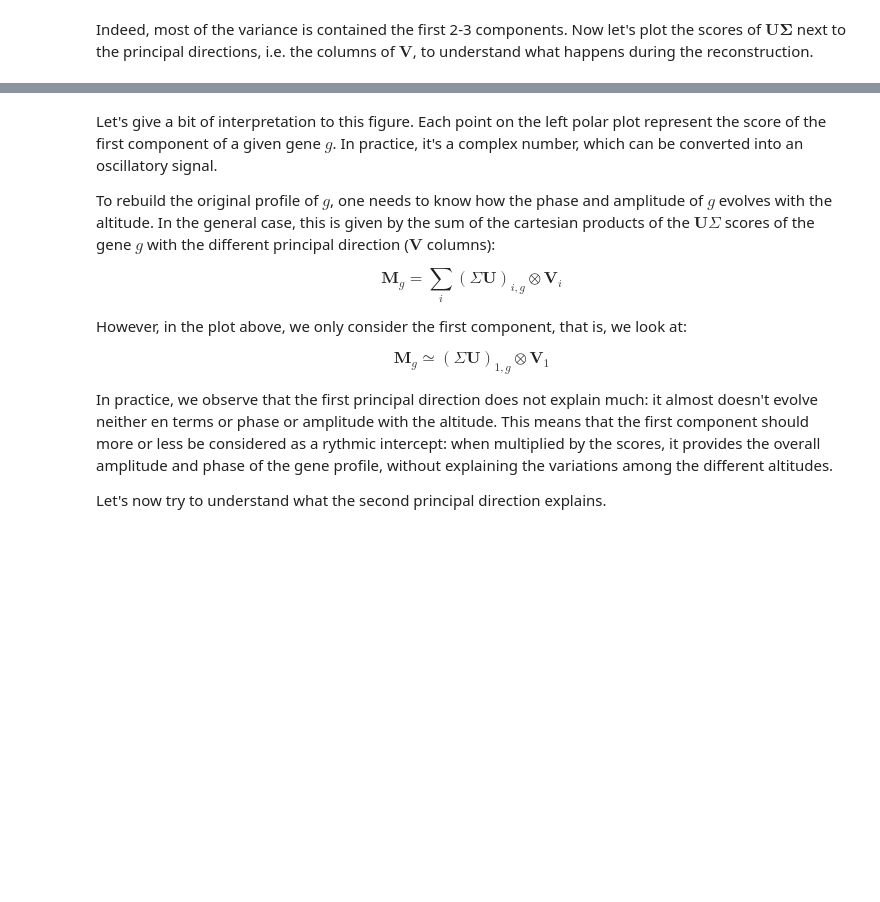
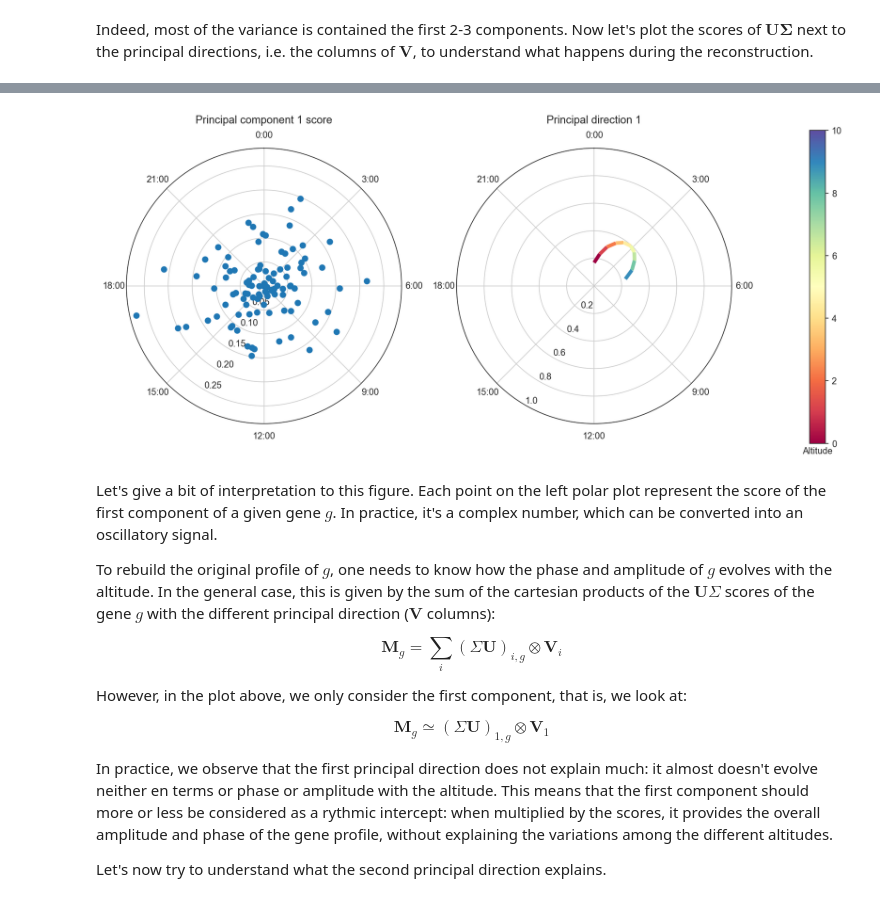
Before and after one commit to ColasDroin/Jupyter-notebooks, a Jupyter notebook: complexSVD.ipynb, the cells around one changed output, grey strips where cells are left out. Cells and saved outputs as stored; diff of their text form; code cells hidden in the pictures; blank space fills up the shorter version.

```diff
--- a/complexSVD.ipynb
+++ b/complexSVD.ipynb
@@ -419,46 +452,55 @@ print(str(np.abs(S[0]/np.sum(S)) *100) + '% of the variance is explained by the
 # %% [markdown]
 Indeed, most of the variance is contained the first 2-3 components. Now let's plot the scores of $\mathbf {U\Sigma}$ next to the principal directions, i.e. the columns of $\mathbf {V}$, to understand what happens during the reconstruction.
 # %%
-def plot_SVD(U,V, idx_component):
-    fig = plt.figure(figsize=(12,6))
+def plot_SVD(U, V, idx_component):
+    fig = plt.figure(figsize=(12, 6))
 
-    ax1 = fig.add_subplot(121,projection='polar')
-    l_angle = np.angle(U[:,idx_component-1])
-    l_r = np.abs(U[:,idx_component-1])
-    sc = ax1.scatter(l_angle, l_r, cmap = 'bwr')
+    ax1 = fig.add_subplot(121, projection="polar")
+    l_angle = np.angle(U[:, idx_component - 1])
+    l_r = np.abs(U[:, idx_component - 1])
+    sc = ax1.scatter(l_angle, l_r, cmap="bwr")
     ax1.grid(True)
-    # set the lable go clockwise and start from the top
+    # Set the lable go clockwise and start from the top
     ax1.set_theta_zero_location("N")
-    # clockwise
+    # Clockwise
     ax1.set_theta_direction(-1)
-    ax1.set_rlabel_position(210)  # get radial labels away from plotted line
-    # set the label
-    ticks = ['0:00', '3:00', '6:00', '9:00', '12:00', '15:00', '18:00', '21:00']
+    ax1.set_rlabel_position(210)  # Get radial labels away from plotted line
+    # Set the label
+    ticks = ["0:00", "3:00", "6:00", "9:00", "12:00", "15:00", "18:00", "21:00"]
     ax1.set_xticklabels(ticks)
-    ax1.set_title("Principal component " + str(idx_component)+ " score", va='bottom')
+    ax1.set_title("Principal component " + str(idx_component) + " score", va="bottom")
 
-    ax2 = fig.add_subplot(122,projection='polar')
-    l_angle = np.angle(V[idx_component-1,:])
-    l_r = np.abs(V[idx_component-1,:])
-    lc = LineCollection([ [[theta1, r1],[theta2, r2]] for theta1, r1, theta2, r2 in zip(l_angle[:-1], l_r[:-1],l_angle[1:], l_r[1:] ) ], array= np.linspace(0,n_alt,n_alt,endpoint = True), cmap='Spectral', lw = 4)
+    ax2 = fig.add_subplot(122, projection="polar")
+    l_angle = np.angle(V[idx_component - 1, :])
+    l_r = np.abs(V[idx_component - 1, :])
+    lc = LineCollection(
+        [
+            [[theta1, r1], [theta2, r2]]
+            for theta1, r1, theta2, r2 in zip(l_angle[:-1], l_r[:-1], l_angle[1:], l_r[1:])
+        ],
+        array=np.linspace(0, n_alt, n_alt, endpoint=True),
+        cmap="Spectral",
+        lw=4,
+    )
     ax2.add_collection(lc)
     ax2.grid(True)
-    # set the lable go clockwise and start from the top
+    # Set the lable go clockwise and start from the top
     ax2.set_theta_zero_location("N")
-    # clockwise
+    # Clockwise
     ax2.set_theta_direction(-1)
-    ax2.set_rlabel_position(210)  # get radial labels away from plotted line
-    # set the label
-    ticks = ['0:00', '3:00', '6:00', '9:00', '12:00', '15:00', '18:00', '21:00']
+    ax2.set_rlabel_position(210)  # Get radial labels away from plotted line
+    # Set the label
+    ticks = ["0:00", "3:00", "6:00", "9:00", "12:00", "15:00", "18:00", "21:00"]
     ax2.set_xticklabels(ticks)
-    ax2.set_title("Principal direction " + str(idx_component), va='bottom')
+    ax2.set_title("Principal direction " + str(idx_component), va="bottom")
 
-    cb_ax = fig.add_axes([1., 0.1, 0.02, 0.8])
+    cb_ax = fig.add_axes([1.0, 0.1, 0.02, 0.8])
     cbar = fig.colorbar(lc, cax=cb_ax)
-    cbar.ax.set_xlabel('Altitude')
+    cbar.ax.set_xlabel("Altitude")
 
-    #plt.tight_layout()
+    # Plt.tight_layout()
     plt.show()
 
-plot_SVD(U,V, 1)
+
+plot_SVD(U, V, 1)
 # %% [output]
@@ -466,3 +507,4 @@ plot_SVD(U,V, 1)
+[figure, added]
 # %% [markdown]
 Let's give a bit of interpretation to this figure. Each point on the left polar plot represent the score of the first component of a given gene $g$. In practice, it's a complex number, which can be converted into an oscillatory signal.
 
```
Also changed, not shown: parts of 21 cells of this notebook, 7 other files.
